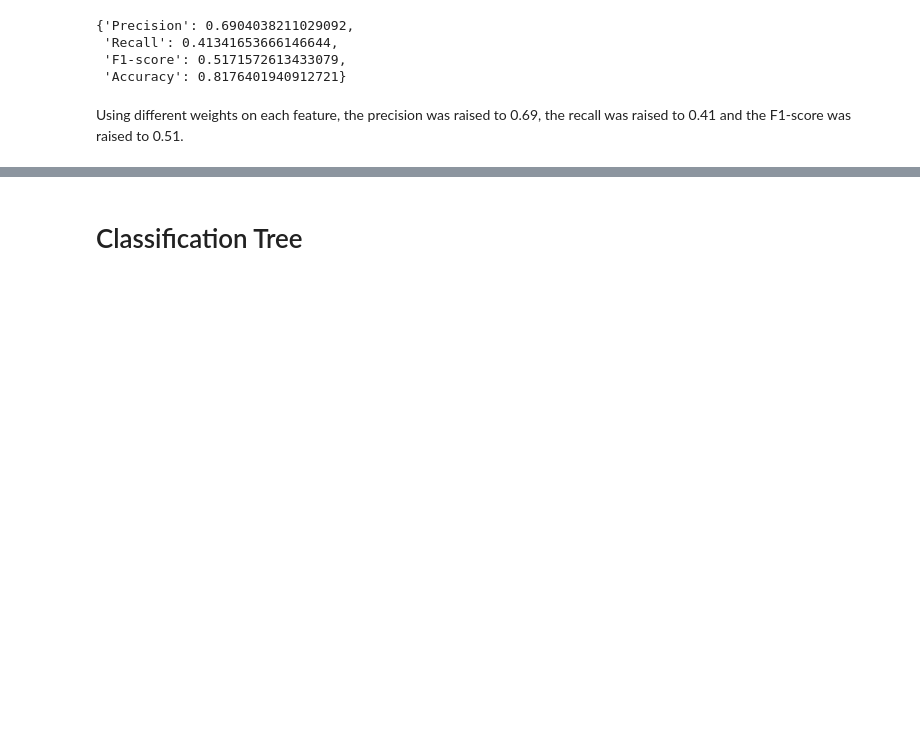
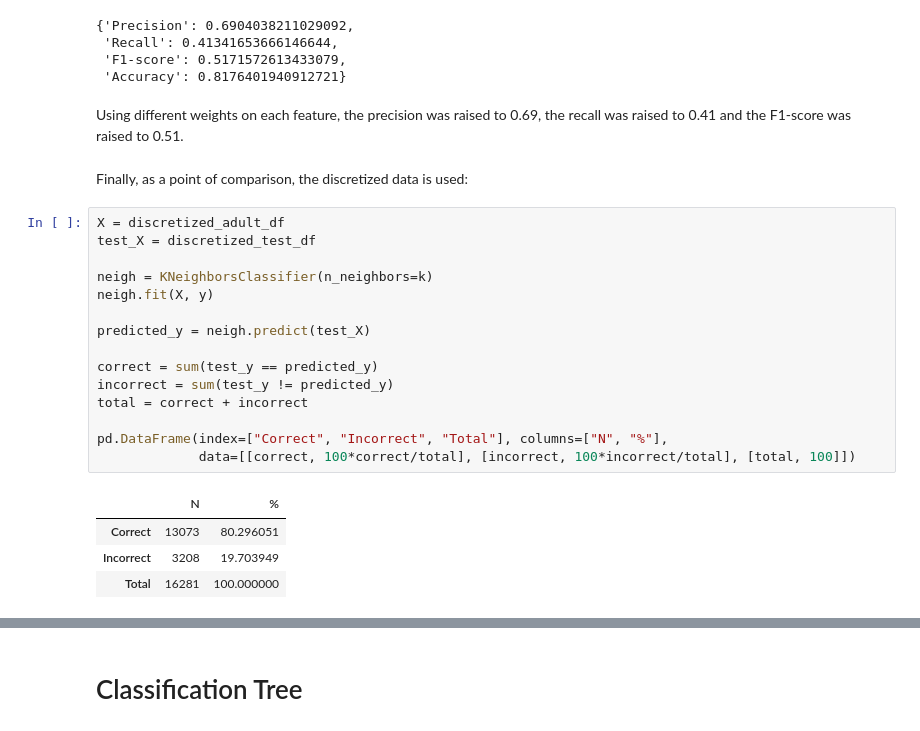
Before and after one commit to Pligabue/PCS5024-2021, a Jupyter notebook: Classifiers for the Adult Dataset/main.ipynb, the cells around one changed output, grey strips where cells are left out. Drawn from its saved outputs; the diff is of its cells as text; blank space fills up the shorter version.

```diff
--- a/Classifiers for the Adult Dataset/main.ipynb
+++ b/Classifiers for the Adult Dataset/main.ipynb
@@ -288,3 +326,25 @@ res
  'Accuracy': 0.8176401940912721}
 # %% [markdown]
 Using different weights on each feature, the precision was raised to 0.69, the recall was raised to 0.41 and the F1-score was raised to 0.51.
+# %% [markdown]
+Finally, as a point of comparison, the discretized data is used:
+# %%
+X = discretized_adult_df
+test_X = discretized_test_df
+
+neigh = KNeighborsClassifier(n_neighbors=k)
+neigh.fit(X, y)
+
+predicted_y = neigh.predict(test_X)
+
+correct = sum(test_y == predicted_y)
+incorrect = sum(test_y != predicted_y)
+total = correct + incorrect
+
+pd.DataFrame(index=["Correct", "Incorrect", "Total"], columns=["N", "%"],
+             data=[[correct, 100*correct/total], [incorrect, 100*incorrect/total], [total, 100]])
+# %% [output]
+|  | N | % |
+| Correct | 13073 | 80.296051 |
+| Incorrect | 3208 | 19.703949 |
+| Total | 16281 | 100.000000 |
```
Also changed, not shown: parts of 18 cells of this notebook.
